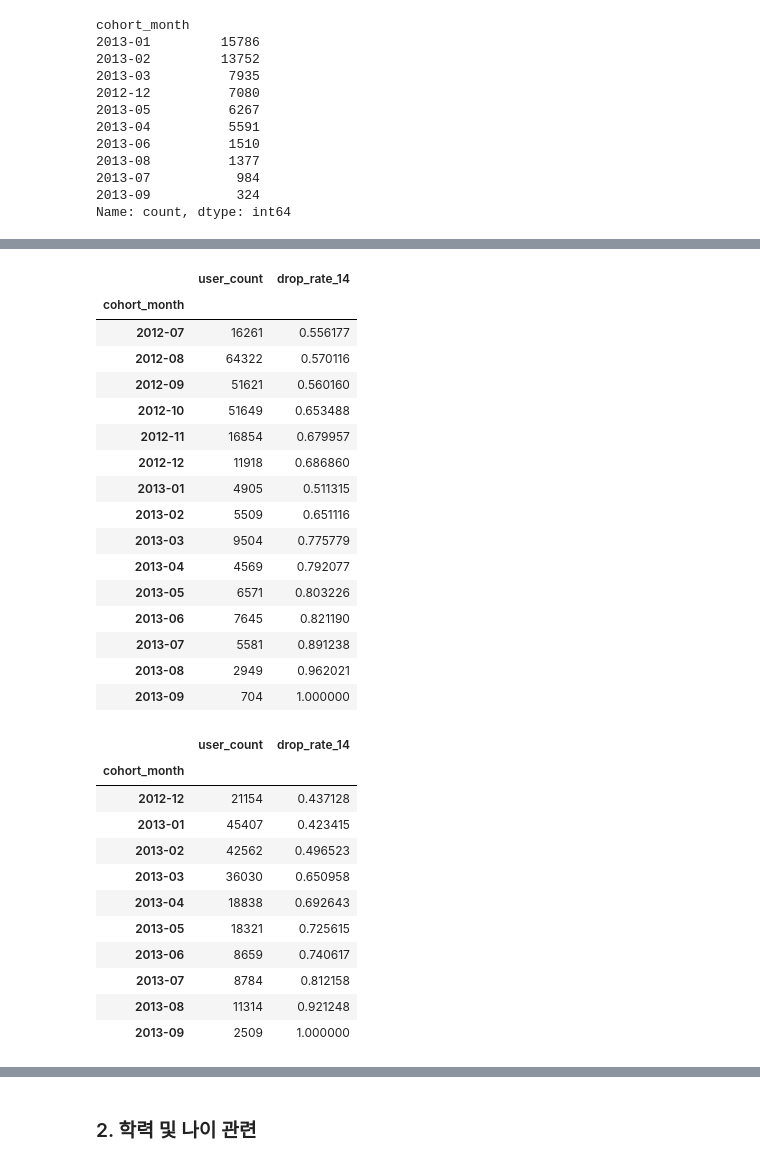
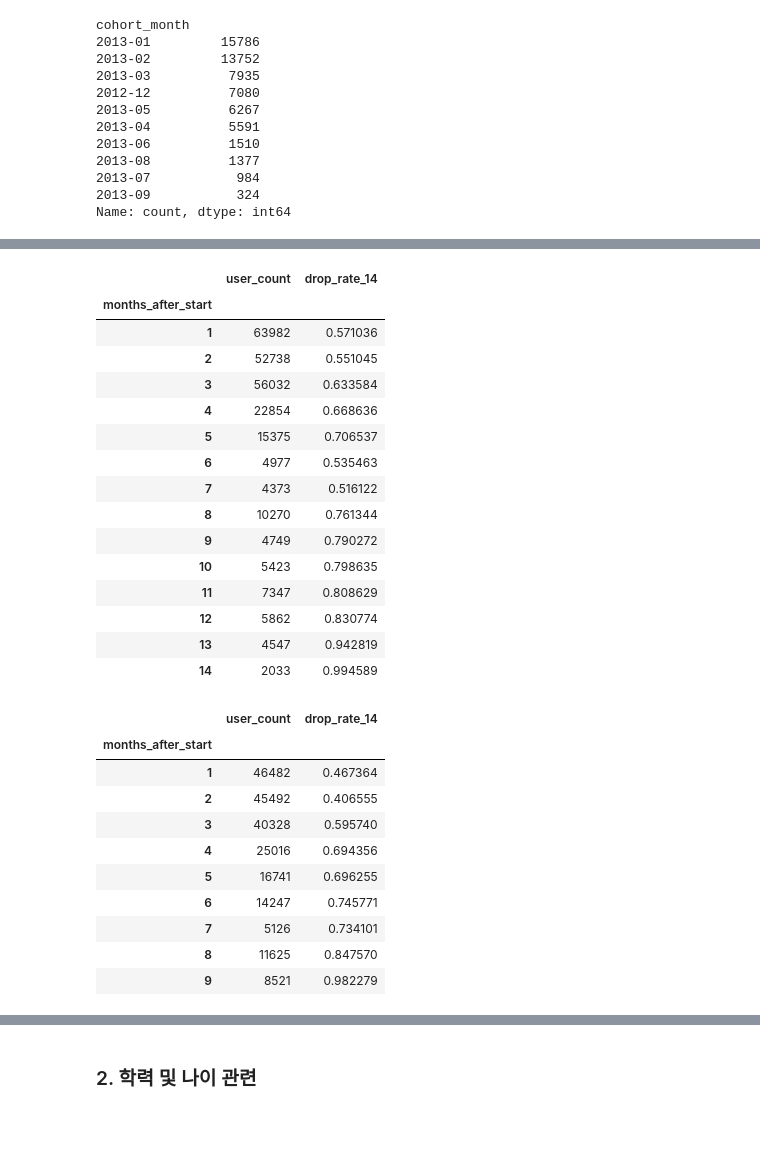
Before and after one commit to Ojirokim/data-analysis-practical-project, a Jupyter notebook: 서윤범/초기이탈분석_final.ipynb, the cells around one changed output, grey strips where cells are left out. Drawn from its saved outputs; the diff is of its cells as text; code cells hidden in the pictures; blank space fills up the shorter version.

```diff
--- a/서윤범/초기이탈분석_final.ipynb
+++ b/서윤범/초기이탈분석_final.ipynb
@@ -309,7 +309,7 @@ course_korean_map = {
 
     # 🏛️ HarvardX 강좌
 
-    'HarvardX/PH207x/2012_Fall': '건강 수치: 임상 및 공중 보건 연구의 정량적 방법 (12 가을, Harvard)',
+    'HarvardX/PH207x/2012_Fall': '임상 및 공중 보건 연구의 정량적 방법 (12 가을, Harvard)',
 
     'HarvardX/CB22x/2013_Spring': '고대 그리스 영웅 (13 봄, Harvard)',
 
@@ -404,6 +404,6 @@ cohort_month
 2013-09           324
 Name: count, dtype: int64
 # %%
-course_start_df = df.groupby(['course_id'])['cohort_month'].min().sort_values().reset_index()
+course_start_df = df.groupby(['course_id'])['start_time_DI'].min().sort_values().reset_index().rename(columns = {'start_time_DI':'course_start'})
 course_start_df
 # %% [output]
@@ -438 +438,8 @@ Index(['course_id', 'userid_DI', 'registered', 'viewed', 'explored',
       dtype='str')
+# %%
+df = df.merge(course_start_df, on='course_id', how='left')
+
+df['days_after_start'] = (df['start_time_DI'] - df['course_start']).dt.days
+df['months_after_start'] = (df['days_after_start'] // 30) + 1
+
+df['months_after_start'].value_counts()
@@ -439,42 +463,40 @@ Index(['course_id', 'userid_DI', 'registered', 'viewed', 'explored',
 # %%
-df[df['course_id'].isin(course_start_df.loc[course_start_df['cohort_month'] == '2012-07', 'course_id'])].groupby('cohort_month').agg(
+df[df['course_id'].isin(course_start_df.loc[course_start_df['course_start'].dt.strftime('%Y-%m') == '2012-07', 'course_id'])].groupby('months_after_start').agg(
     user_count=('userid_DI', 'count'),
     drop_rate_14=('early_drop_14', 'mean')
 )
 # %% [output]
 |  | user_count | drop_rate_14 |
-| cohort_month |  |  |
-| 2012-07 | 16261 | 0.556177 |
-| 2012-08 | 64322 | 0.570116 |
-| 2012-09 | 51621 | 0.560160 |
-| 2012-10 | 51649 | 0.653488 |
-| 2012-11 | 16854 | 0.679957 |
-| 2012-12 | 11918 | 0.686860 |
-| 2013-01 | 4905 | 0.511315 |
-| 2013-02 | 5509 | 0.651116 |
-| 2013-03 | 9504 | 0.775779 |
-| 2013-04 | 4569 | 0.792077 |
-| 2013-05 | 6571 | 0.803226 |
-| 2013-06 | 7645 | 0.821190 |
-| 2013-07 | 5581 | 0.891238 |
-| 2013-08 | 2949 | 0.962021 |
-| 2013-09 | 704 | 1.000000 |
+| months_after_start |  |  |
+| 1 | 63982 | 0.571036 |
+| 2 | 52738 | 0.551045 |
+| 3 | 56032 | 0.633584 |
+| 4 | 22854 | 0.668636 |
+| 5 | 15375 | 0.706537 |
+| 6 | 4977 | 0.535463 |
+| 7 | 4373 | 0.516122 |
+| 8 | 10270 | 0.761344 |
+| 9 | 4749 | 0.790272 |
+| 10 | 5423 | 0.798635 |
+| 11 | 7347 | 0.808629 |
+| 12 | 5862 | 0.830774 |
+| 13 | 4547 | 0.942819 |
+| 14 | 2033 | 0.994589 |
 # %%
-df[df['course_id'].isin(course_start_df.loc[course_start_df['cohort_month'] == '2012-12', 'course_id'])].groupby('cohort_month').agg(
+df[df['course_id'].isin(course_start_df.loc[course_start_df['course_start'].dt.strftime('%Y-%m') == '2012-12', 'course_id'])].groupby('months_after_start').agg(
     user_count=('userid_DI', 'count'),
     drop_rate_14=('early_drop_14', 'mean')
 )
 # %% [output]
 |  | user_count | drop_rate_14 |
-| cohort_month |  |  |
-| 2012-12 | 21154 | 0.437128 |
-| 2013-01 | 45407 | 0.423415 |
-| 2013-02 | 42562 | 0.496523 |
-| 2013-03 | 36030 | 0.650958 |
-| 2013-04 | 18838 | 0.692643 |
-| 2013-05 | 18321 | 0.725615 |
-| 2013-06 | 8659 | 0.740617 |
-| 2013-07 | 8784 | 0.812158 |
-| 2013-08 | 11314 | 0.921248 |
-| 2013-09 | 2509 | 1.000000 |
+| months_after_start |  |  |
+| 1 | 46482 | 0.467364 |
+| 2 | 45492 | 0.406555 |
+| 3 | 40328 | 0.595740 |
+| 4 | 25016 | 0.694356 |
+| 5 | 16741 | 0.696255 |
+| 6 | 14247 | 0.745771 |
+| 7 | 5126 | 0.734101 |
+| 8 | 11625 | 0.847570 |
+| 9 | 8521 | 0.982279 |
 # %%
```
Also changed, not shown: parts of 12 cells of this notebook, 1 other file.
